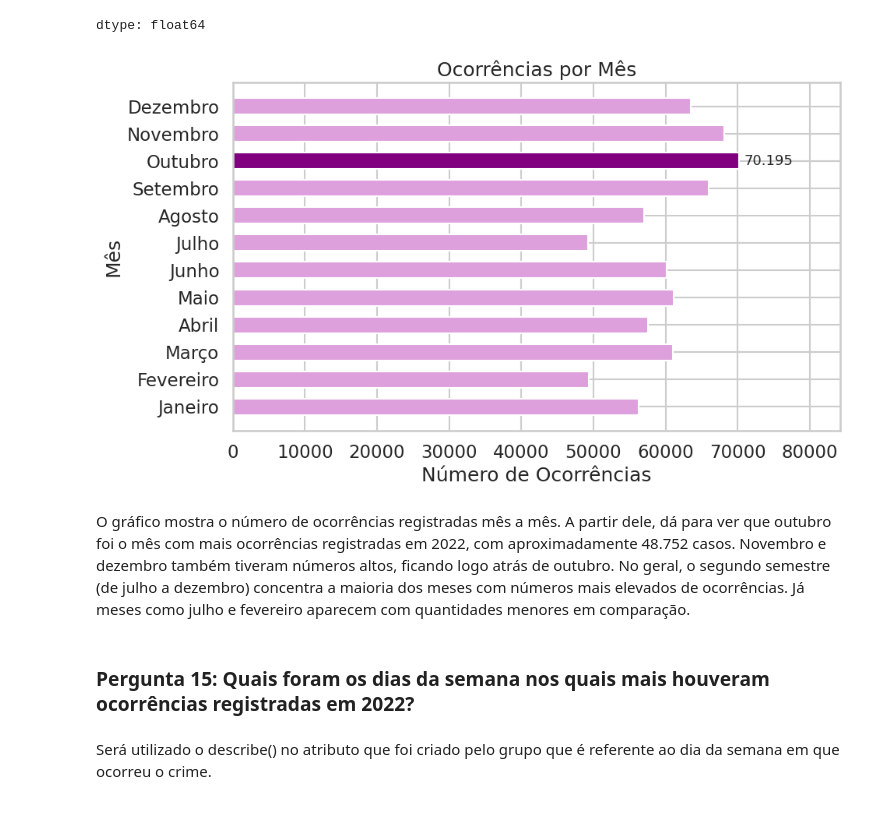
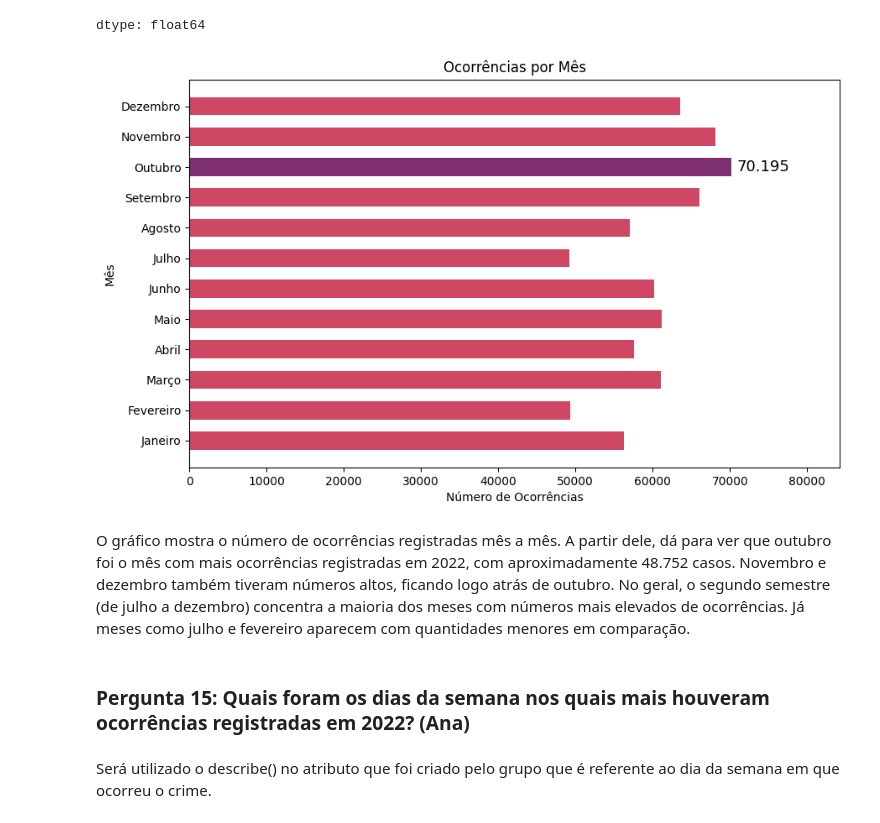
Before and after one commit to itsnalu/Projeto_CCF425, a Jupyter notebook: Projeto_Dados.ipynb, the cells around one changed output. Saved outputs shown, nothing was run; the diff lists cells and outputs as text; code cells hidden in the pictures.

```diff
--- a/Projeto_Dados.ipynb
+++ b/Projeto_Dados.ipynb
@@ -1460,7 +1484,6 @@ if 'ESPECIE' not in df.columns:
     print("Erro: Coluna 'ESPECIE' não encontrada no DataFrame.")
 else:
     df_filtrado = df[df['ESPECIE'] != 'DESCONHECIDO'].copy()
-
 
     if df_filtrado.empty:
         print("Após remover 'DESCONHECIDO', não há dados restantes para plotar.")
@@ -1471,7 +1494,7 @@ else:
             print("Não há espécies de crime suficientes (além de 'DESCONHECIDO') para formar um Top 10.")
         else:
             plt.figure(figsize=(20, 8))
-            bars_especie = plt.barh(top_10_especie.index, top_10_especie.values, color='lightcoral')
+            bars_especie = plt.barh(top_10_especie.index, top_10_especie.values)
             plt.xlabel('Número de Ocorrências')
             plt.ylabel('Espécie de Crime')
             plt.title('Top 10 Espécies de Crimes Mais Comuns (Excluindo Desconhecido)')
@@ -1487,8 +1510,8 @@ else:
                          f'{int(width):,}',
                          va='center',
                          ha='right',
-                         color='black',
-                         fontsize=10)
+                         color='white',
+                         fontsize=12)
 
             plt.tight_layout()
             plt.show()
@@ -1915,8 +1930,6 @@ acidentes_por_PERIODO_OCORRENCIA
 | 0 | A NOITE | 218751 |
 | 3 | DESCONHECIDO | 77667 |
 # %%
-import seaborn as sns
-sns.set_style("whitegrid")
 plt.figure(figsize=(10, 5))
 sns.lineplot(data=acidentes_por_PERIODO_OCORRENCIA, x='PERIODO_OCORRENCIA', y='total', marker='o')
 
@@ -2298,24 +2273,26 @@ else:
     # Contar ocorrências por nome de cidade
     contagem_crimes_por_municipio = df['NOME_CIDADE'].value_counts().reset_index()
     contagem_crimes_por_municipio.columns = ['municipio', 'total_ocorrencias']
-    contagem_crimes_por_municipio = contagem_crimes_por_municipio[contagem_crimes_por_municipio['municipio']!= 'DESCONHECIDO']
+    contagem_crimes_por_municipio = contagem_crimes_por_municipio[contagem_crimes_por_municipio['municipio'] != 'DESCONHECIDO']
+
     # Identificar município com mais ocorrências absolutas
-    # Assume que o value_counts() já ordena do maior para o menor
     municipio_mais_ocorrencias_absolutas = contagem_crimes_por_municipio.iloc[0]
 
-    # Opcional: Visualizar os Top 10 municípios por contagem absoluta
+    # Visualizar os Top 10 municípios por contagem absoluta
     top_10_absoluto = contagem_crimes_por_municipio.head(10).sort_values(by='total_ocorrencias')
 
     plt.figure(figsize=(12, 6))
-    bars_abs = plt.barh(top_10_absoluto['municipio'], top_10_absoluto['total_ocorrencias'], color='teal')
+    bars_abs = plt.barh(top_10_absoluto['municipio'], top_10_absoluto['total_ocorrencias'])
     plt.xlabel('Número de Ocorrências')
     plt.ylabel('Município')
     plt.title('Top 10 Municípios com Mais Ocorrências (Absoluto)')
+
     # Adicionar rótulos de valor nas barras
     for bar in bars_abs:
         width = bar.get_width()
         plt.text(width + max(top_10_absoluto['total_ocorrencias']) * 0.01, bar.get_y() + bar.get_height()/2,
                  f'{int(width):,}', va='center', ha='left')
+
     plt.tight_layout()
     plt.show()
 # %% [output]
@@ -2370,7 +2347,7 @@ municipio_maior_taxa_criminalidade = df_crimes_populacao_valid.sort_values(
 top_10_rate = df_crimes_populacao_valid.sort_values(by='crime_rate_per_100k', ascending=False).head(10).sort_values(by='crime_rate_per_100k')
 
 plt.figure(figsize=(12, 6))
-bars_rate = plt.barh(top_10_rate['municipio'], top_10_rate['crime_rate_per_100k'], color='purple')
+bars_rate = plt.barh(top_10_rate['municipio'], top_10_rate['crime_rate_per_100k'], color=cores[5])
 plt.xlabel('Taxa de Criminalidade (por 100 mil hab.)')
 plt.ylabel('Município')
 plt.title('Top 10 Municípios com Maior Taxa de Criminalidade')
@@ -2589,53 +2541,49 @@ df["DATA_OCORRENCIA"].dt.month.describe()
 | max | 12.000000 |
 dtype: float64
 # %%
-import matplotlib.pyplot as plt
-
 df_meses = df.copy()
 
 # Extrair o mês da coluna de data
 df_meses['Mes'] = df['DATA_OCORRENCIA'].dt.month
 
 # Contar o número de ocorrências por mês
 contagem_meses = df_meses['Mes'].value_counts().sort_index()
 
 # Mapear números dos meses para nomes
 nomes_meses = {
     1: 'Janeiro', 2: 'Fevereiro', 3: 'Março', 4: 'Abril',
     5: 'Maio', 6: 'Junho', 7: 'Julho', 8: 'Agosto',
     9: 'Setembro', 10: 'Outubro', 11: 'Novembro', 12: 'Dezembro'
 }
 contagem_meses.index = contagem_meses.index.map(nomes_meses)
 mes_mais_ocorrencias = contagem_meses.idxmax()
-cores = ['purple' if mes == mes_mais_ocorrencias else 'plum' for mes in contagem_meses.index]
+valor_maximo = contagem_meses.max()
 
-# Criar o gráfico
+cores_barras = [cores[1] if valor == valor_maximo else cores[4] for valor in contagem_meses.values]
 plt.figure(figsize=(10, 6))
-bars = plt.barh(contagem_meses.index, contagem_meses.values, color=cores, height=0.6)
-plt.xlim(0, max(contagem_meses.values) * 1.2)
+bars = plt.barh(contagem_meses.index, contagem_meses.values, color=cores_barras, height=0.6)
+plt.xlim(0, valor_maximo * 1.2)
 plt.xlabel('Número de Ocorrências')
 plt.ylabel('Mês')
 plt.title('Ocorrências por Mês')
 
 # Adicionar valor na barra com maior ocorrência
 for bar in bars:
     width = bar.get_width()
-    cor = bar.get_facecolor()
-    if cor == (0.5019607843137255, 0.0, 0.5019607843137255, 1.0):
-      plt.text(width + max(contagem_meses.values) * 0.01,
-              bar.get_y() + bar.get_height() / 2,
-              f'{int(width):,}'.replace(',', '.'),
-              va='center', ha='left', fontsize=13)
+    if width == valor_maximo:
+        plt.text(width + valor_maximo * 0.01,
+                 bar.get_y() + bar.get_height() / 2,
+                 f'{int(width):,}'.replace(',', '.'),
+                 va='center', ha='left', fontsize=13)
 
-plt.tight_layout()
 plt.show()
 # %% [output]
-[figure, old version]
+[figure, new version]
 # %% [markdown]
 O gráfico mostra o número de ocorrências registradas mês a mês. A partir dele, dá para ver que outubro foi o mês com mais ocorrências registradas em 2022, com aproximadamente 48.752 casos. Novembro e dezembro também tiveram números altos, ficando logo atrás de outubro.
 No geral, o segundo semestre (de julho a dezembro) concentra a maioria dos meses com números mais elevados de ocorrências. Já meses como julho e fevereiro aparecem com quantidades menores em comparação.
 # %% [markdown]
-### Pergunta 15: Quais foram os dias da semana nos quais mais houveram ocorrências registradas em 2022?
+### Pergunta 15: Quais foram os dias da semana nos quais mais houveram ocorrências registradas em 2022? (Ana)
 # %% [markdown]
 Será utilizado o describe() no atributo que foi criado pelo grupo que é referente ao dia da semana em que ocorreu o crime.
 # %%
```
Also changed, not shown: parts of 69 cells of this notebook.
